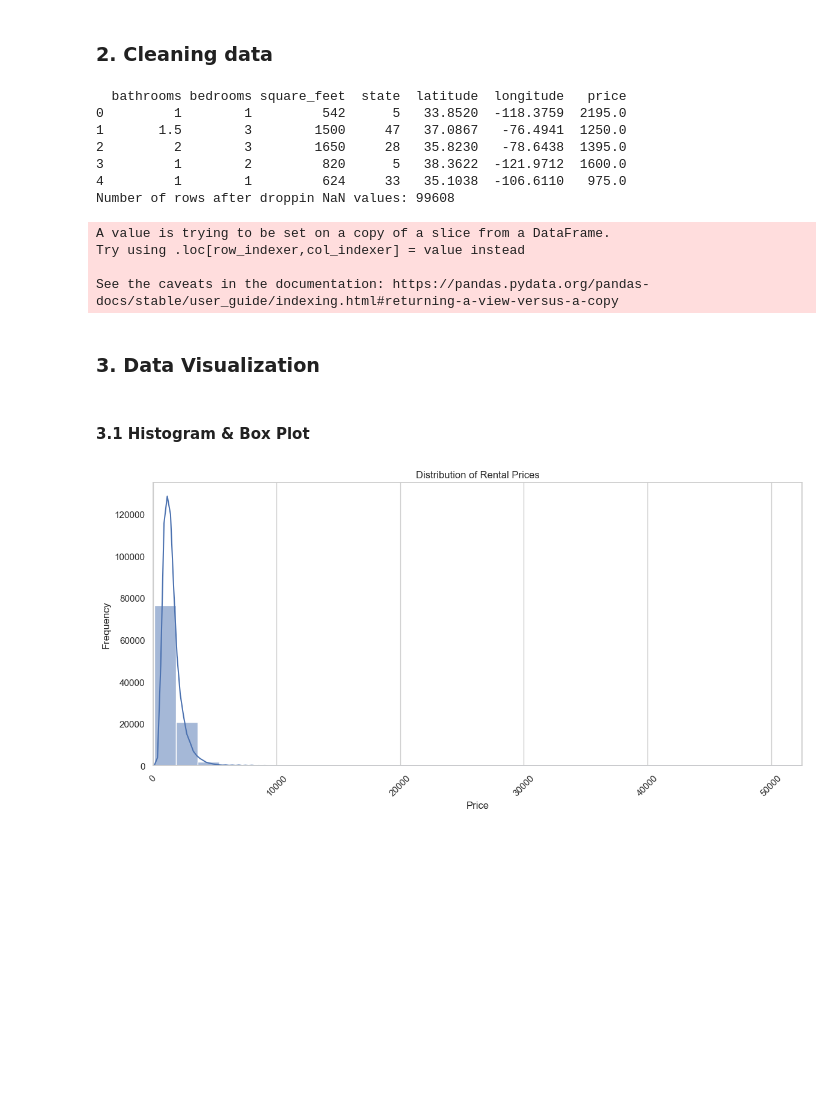
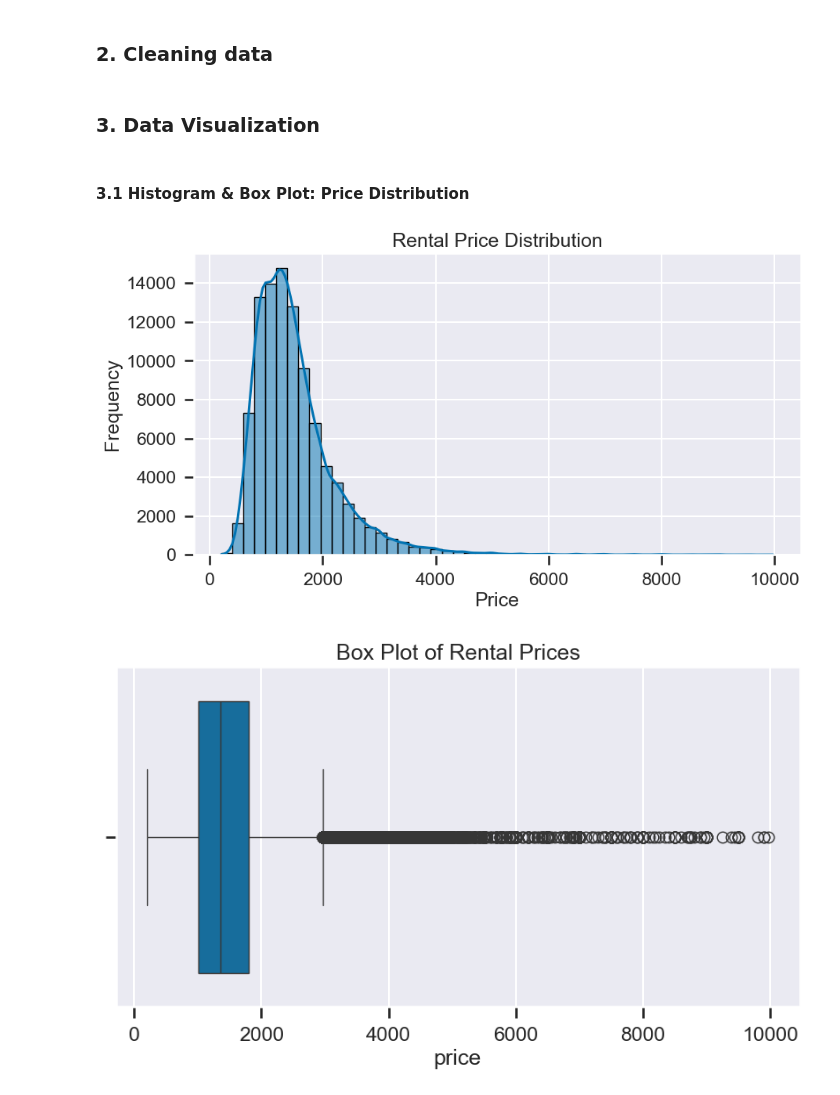
Before and after one commit to FirojShaikh/MSDS-570-01-Rental-Trends-Explorer, a Jupyter notebook: notebooks/rental-trends-explorer.ipynb, the cells around one changed output. Drawn from its saved outputs; the diff is of its cells as text; code cells hidden in the pictures; blank space fills up the shorter version.

```diff
--- a/notebooks/rental-trends-explorer.ipynb
+++ b/notebooks/rental-trends-explorer.ipynb
@@ -39,26 +52,2 @@ Number of rows: 99826
 # %% [markdown]
 ### 2. Cleaning data
-# %%
-# convert state column to numeric column
-df['state'] = df['state'].astype('category').cat.codes
-
-# drop NAN values
-df = df.dropna()
-
-# print the first 5 rows of the modified DataFrame
-print(df.head())
-
-# How many rows and columns are in the dataset?
-print(f"Number of rows after droppin NaN values: {df.shape[0]}")
-# %% [output]
-  bathrooms bedrooms square_feet  state  latitude  longitude   price
-0         1        1         542      5   33.8520  -118.3759  2195.0
-1       1.5        3        1500     47   37.0867   -76.4941  1250.0
-2         2        3        1650     28   35.8230   -78.6438  1395.0
-3         1        2         820      5   38.3622  -121.9712  1600.0
-4         1        1         624     33   35.1038  -106.6110   975.0
-Number of rows after droppin NaN values: 99608
-A value is trying to be set on a copy of a slice from a DataFrame.
-Try using .loc[row_indexer,col_indexer] = value instead
-
-See the caveats in the documentation: https://pandas.pydata.org/pandas-docs/stable/user_guide/indexing.html#returning-a-view-versus-a-copy
@@ -65,29 +67,19 @@ See the caveats in the documentation: https://pandas.pydata.org/pandas-docs/stab
 # %% [markdown]
 ### 3. Data Visualization
 # %% [markdown]
-#### 3.1 Histogram & Box Plot
+#### 3.1 Histogram & Box Plot: Price Distribution
-# %%
-# Analyze rental price distribution and identify outliers.
-import matplotlib.pyplot as plt
-import seaborn as sns
-import numpy as np
-from scipy import stats
-import matplotlib.dates as mdates
-import datetime
-
-# Set the style of seaborn
-sns.set(style="whitegrid")
-# Set the figure size
-plt.figure(figsize=(12, 6))
-# Plot the distribution of rental prices
-sns.histplot(df['price'], bins=30, kde=True)
-plt.title('Distribution of Rental Prices')
-plt.xlabel('Price')
-plt.ylabel('Frequency')
-plt.xlim(0, df['price'].max())
-plt.xticks(rotation=45)
-plt.grid(axis='y')
-plt.tight_layout()
-plt.show()
-# %% [output]
-[figure, removed]
+# %%
+plt.figure(figsize=(10, 5))
+sns.histplot(df['price'], bins=50, kde=True)
+plt.title('Rental Price Distribution')
+plt.xlabel('Price')
+plt.ylabel('Frequency')
+plt.show()
+
+plt.figure(figsize=(10, 5))
+sns.boxplot(x=df['price'])
+plt.title('Box Plot of Rental Prices')
+plt.show()
+# %% [output]
+[figure, added]
+[figure, added]
```
Also changed, not shown: parts of 22 cells of this notebook.
